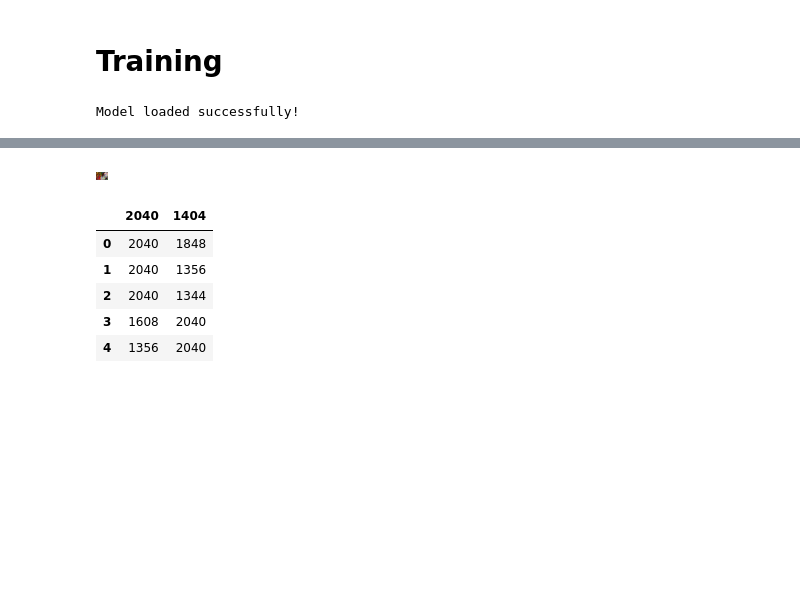
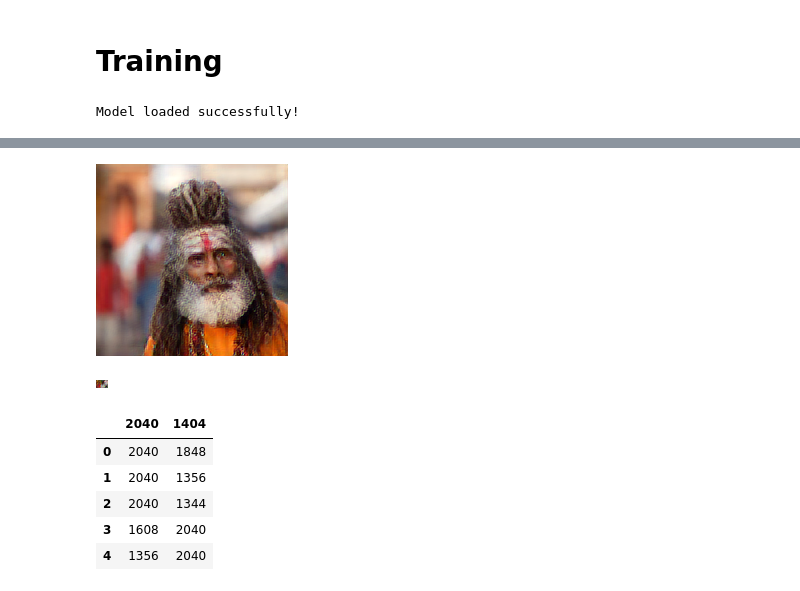
Before and after one commit to vincentbriat/Super-resolution-investigation, a Jupyter notebook: Revised_ESRGAN_from_scratch.ipynb, the cells around one changed output, grey strips where cells are left out. Drawn from its saved outputs; the diff is of its cells as text; code cells hidden in the pictures; blank space fills up the shorter version.

```diff
--- a/Revised_ESRGAN_from_scratch.ipynb
+++ b/Revised_ESRGAN_from_scratch.ipynb
@@ -499,5 +550,7 @@ trainer.display_result(data_train, 89*4+2)
 # %%
-trainer_pruned.display_result(data_train, 89*4+2)
+trainer.display_result(data_train, 89*4+2)
+# %% [output]
+[figure, added]
 # %%
 data_test = DIV2KEval(FOLDER_HR_TRAIN, 2)
 
```
Also changed, not shown: parts of 7 cells of this notebook, 1 other file.
